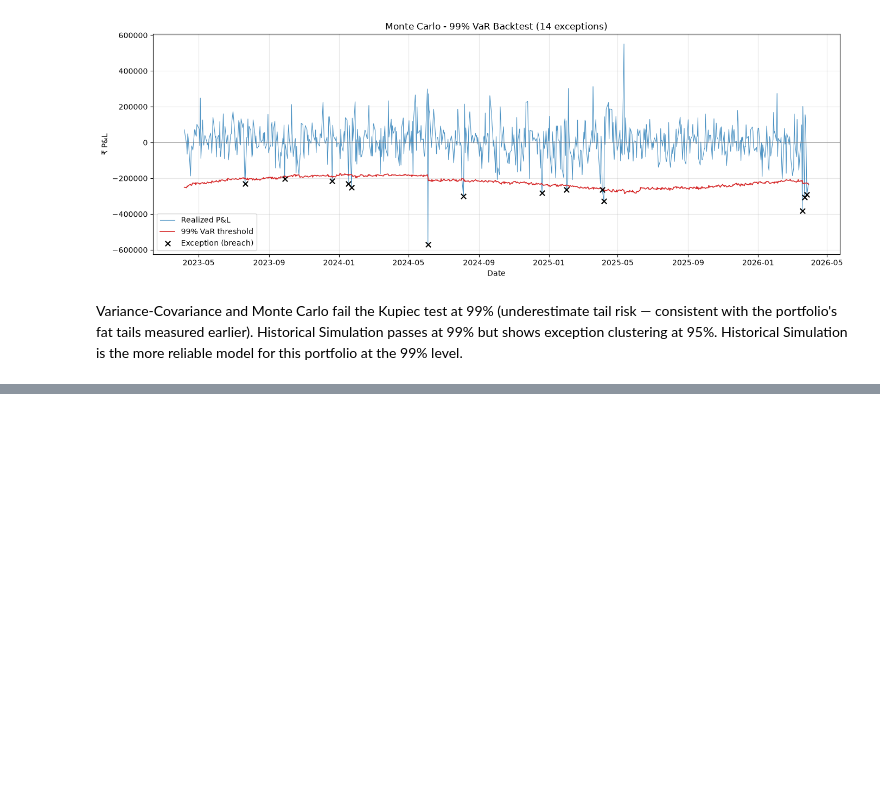
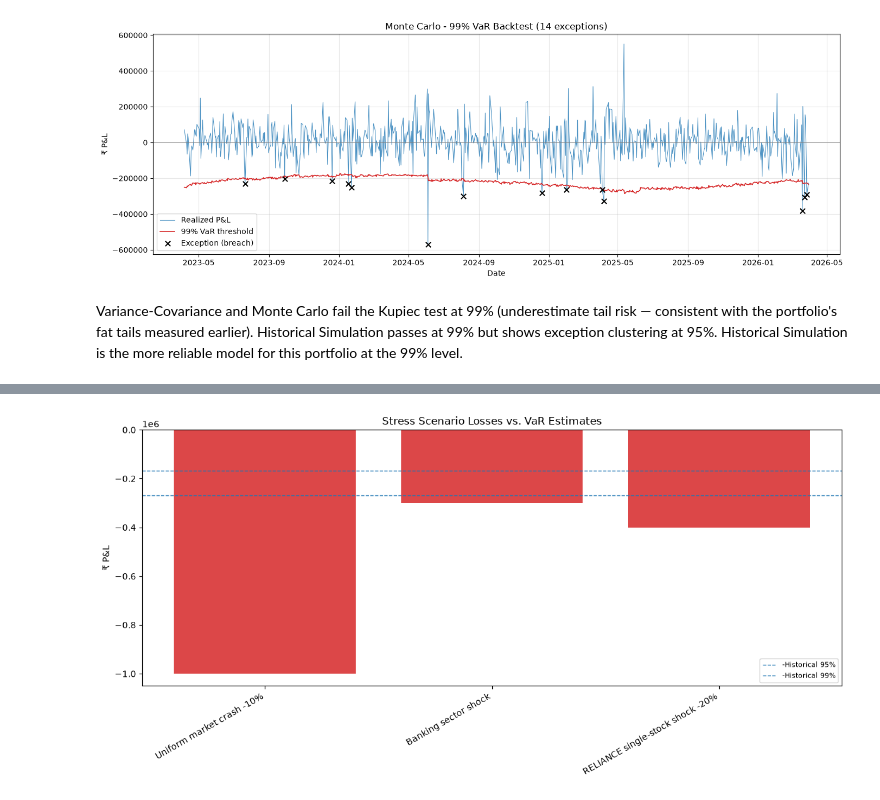
Before and after one commit to kushal16122005/market_risk_engine, a Jupyter notebook: main.ipynb, the cells around one changed output, grey strips where cells are left out. Saved outputs shown, nothing was run; the diff lists cells and outputs as text; code cells hidden in the pictures; blank space fills up the shorter version.

Commit message:
Implement stress testing

```diff
--- a/main.ipynb
+++ b/main.ipynb
@@ -1014,0 +1044,10 @@ Variance-Covariance and Monte Carlo fail the Kupiec test at 99% (underestimate t
+# %%
+# Hypothetical shock scenarios
+shock_scenarios = {
+    "Uniform market crash -10%": {t: -0.10 for t in tickers},
+    "Banking sector shock": {"HDFCBANK.NS": -0.15},
+    "RELIANCE single-stock shock -20%": {"RELIANCE.NS": -0.20},
+}
+
+shock_summary, shock_details = run_shock_scenarios(weights, shock_scenarios, portfolio_value)
+shock_summary
@@ -1014,0 +1078,13 @@ Variance-Covariance and Monte Carlo fail the Kupiec test at 99% (underestimate t
+# %%
+# Compare stress losses to your existing VaR estimates
+var_estimates = {
+    "Historical 95%": var_95,
+    "Historical 99%": var_99,
+    "Variance-Covariance 95%": var_vc_95,
+    "Variance-Covariance 99%": var_vc_99,
+    "Monte Carlo 95%": var_mc_95,
+    "Monte Carlo 99%": var_mc_99,
+}
+
+worst_scenario_pnl = shock_summary.loc[shock_summary["Stress P&L"].idxmin(), "Stress P&L"]
+compare_to_var(worst_scenario_pnl, var_estimates)
@@ -1014,0 +1099,6 @@ Variance-Covariance and Monte Carlo fail the Kupiec test at 99% (underestimate t
+# %%
+# Chart
+fig = plot_stress_vs_var(shock_summary, var_estimates)
+plt.show()
+# %% [output]
+[figure, added]
```
Also changed, not shown: parts of 7 cells of this notebook, 1 other file.
